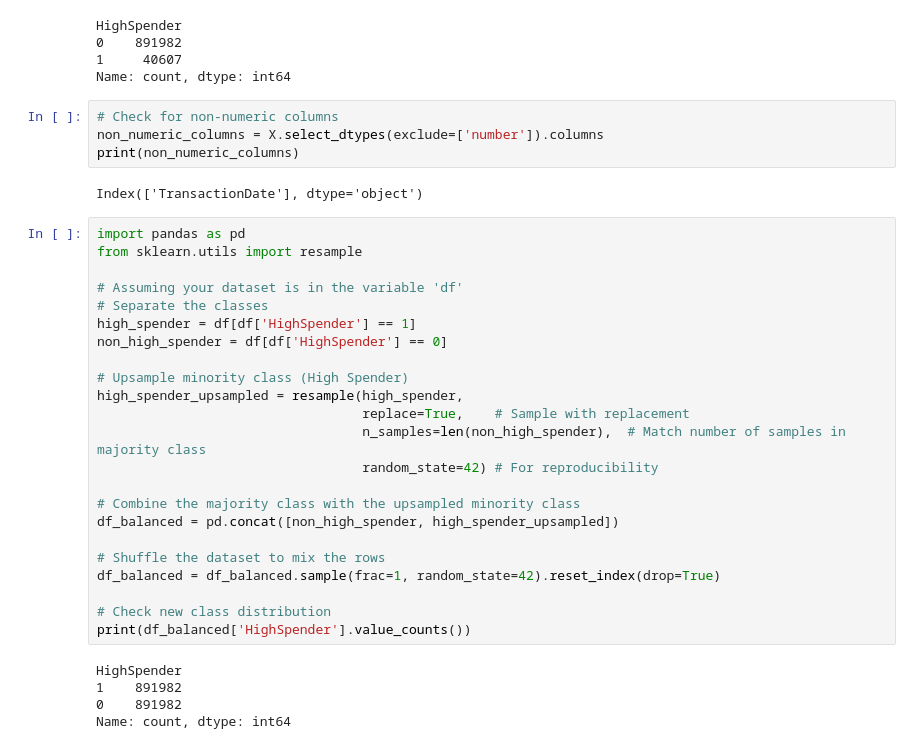
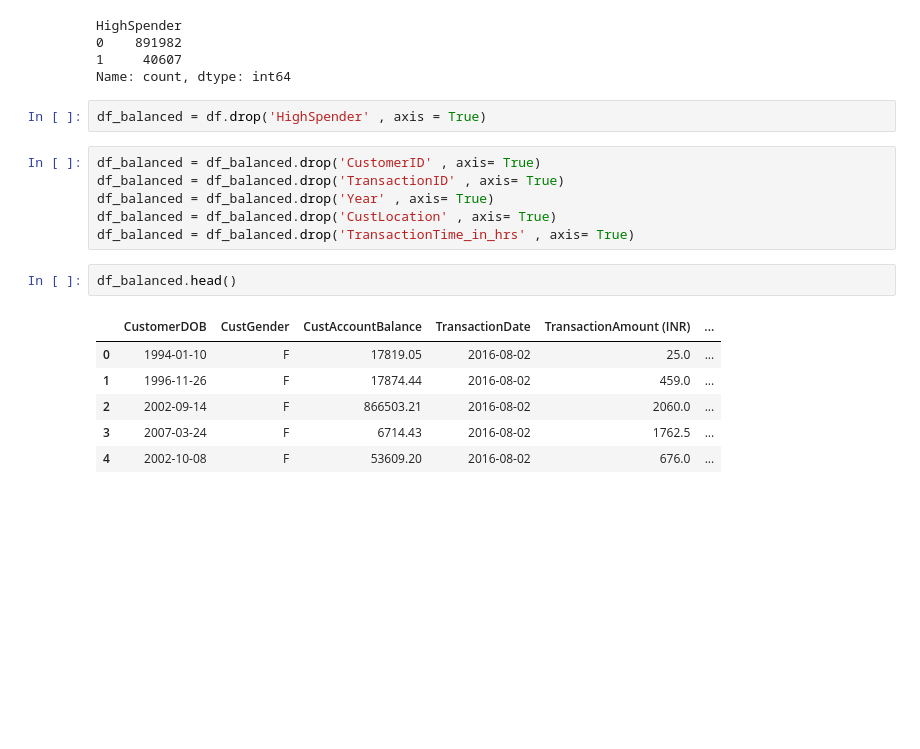
Before and after one commit to Kiritiaajd/Customer-Segmentation-for-Banking-Clients, a Jupyter notebook: experiment/Model_trainning_exp.ipynb, the cells around one changed output. Drawn from its saved outputs; the diff is of its cells as text; blank space fills up the shorter version.

```diff
--- a/experiment/Model_trainning_exp.ipynb
+++ b/experiment/Model_trainning_exp.ipynb
@@ -45,37 +35,20 @@ HighSpender
 0    891982
 1     40607
 Name: count, dtype: int64
-# %%
-# Check for non-numeric columns
-non_numeric_columns = X.select_dtypes(exclude=['number']).columns
-print(non_numeric_columns)
-# %% [output]
-Index(['TransactionDate'], dtype='object')
-# %%
-import pandas as pd
-from sklearn.utils import resample
-
-# Assuming your dataset is in the variable 'df'
-# Separate the classes
-high_spender = df[df['HighSpender'] == 1]
-non_high_spender = df[df['HighSpender'] == 0]
-
-# Upsample minority class (High Spender)
-high_spender_upsampled = resample(high_spender,
-                                  replace=True,    # Sample with replacement
-                                  n_samples=len(non_high_spender),  # Match number of samples in majority class
-                                  random_state=42) # For reproducibility
-
-# Combine the majority class with the upsampled minority class
-df_balanced = pd.concat([non_high_spender, high_spender_upsampled])
-
-# Shuffle the dataset to mix the rows
-df_balanced = df_balanced.sample(frac=1, random_state=42).reset_index(drop=True)
-
-# Check new class distribution
-print(df_balanced['HighSpender'].value_counts())
-# %% [output]
-HighSpender
-1    891982
-0    891982
-Name: count, dtype: int64
+# %%
+df_balanced = df.drop('HighSpender' , axis = True)
+# %%
+df_balanced = df_balanced.drop('CustomerID' , axis= True)
+df_balanced = df_balanced.drop('TransactionID' , axis= True)
+df_balanced = df_balanced.drop('Year' , axis= True)
+df_balanced = df_balanced.drop('CustLocation' , axis= True)
+df_balanced = df_balanced.drop('TransactionTime_in_hrs' , axis= True)
+# %%
+df_balanced.head()
+# %% [output]
+|  | CustomerDOB | CustGender | CustAccountBalance | TransactionDate | TransactionAmount (INR) | ... |
+| 0 | 1994-01-10 | F | 17819.05 | 2016-08-02 | 25.0 | ... |
+| 1 | 1996-11-26 | F | 17874.44 | 2016-08-02 | 459.0 | ... |
+| 2 | 2002-09-14 | F | 866503.21 | 2016-08-02 | 2060.0 | ... |
+| 3 | 2007-03-24 | F | 6714.43 | 2016-08-02 | 1762.5 | ... |
+| 4 | 2002-10-08 | F | 53609.20 | 2016-08-02 | 676.0 | ... |
```
Also changed, not shown: parts of 23 cells of this notebook, 7 other files.
